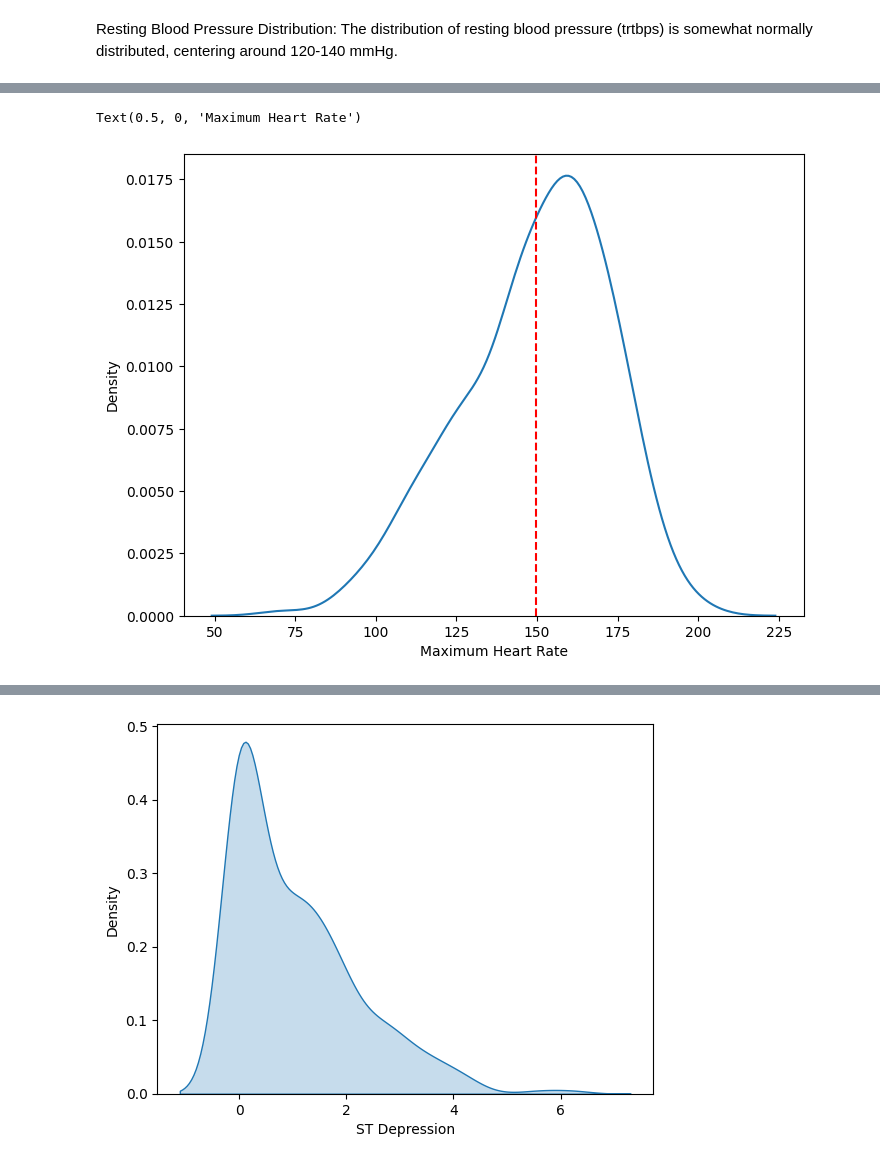
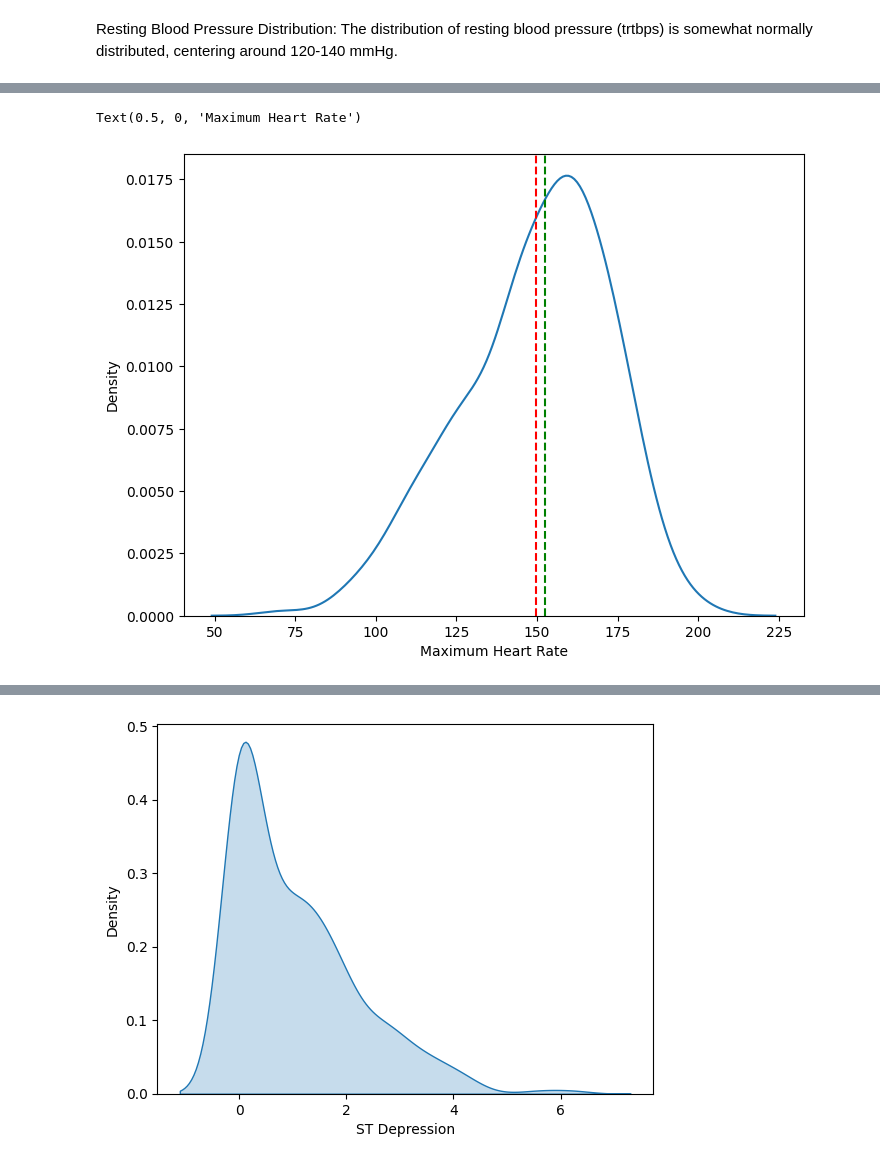
Before and after one commit to dwilson1821/Heart-Attack-Analysis, a Jupyter notebook: Analysis.ipynb, the cells around one changed output, grey strips where cells are left out. Saved outputs shown, nothing was run; the diff lists cells and outputs as text; code cells hidden in the pictures.

```diff
--- a/start.ipynb
+++ b/Analysis.ipynb
@@ -177,8 +180,9 @@ Cholesterol Level Distribution: Cholesterol levels show a normal distribution wi
 # %%
 x, y = plt.subplots(figsize = (8,6))
-sns.distplot(df["thalachh"], hist = False, ax = y)
-y.axvline(df["thalachh"].mean(), color = "r", ls = "--");
+sns.kdeplot(df["thalachh"], ax=y)
+plt.axvline(df["thalachh"].mean(), color = "r", ls = "--")
+plt.axvline(df["thalachh"].median(), color = "g", ls = "--")
 plt.xlabel("Maximum Heart Rate")
 # %% [output]
 Text(0.5, 0, 'Maximum Heart Rate')
-[figure, old version]
+[figure, new version]
```
Also changed, not shown: parts of 18 cells of this notebook, 2 other files.
